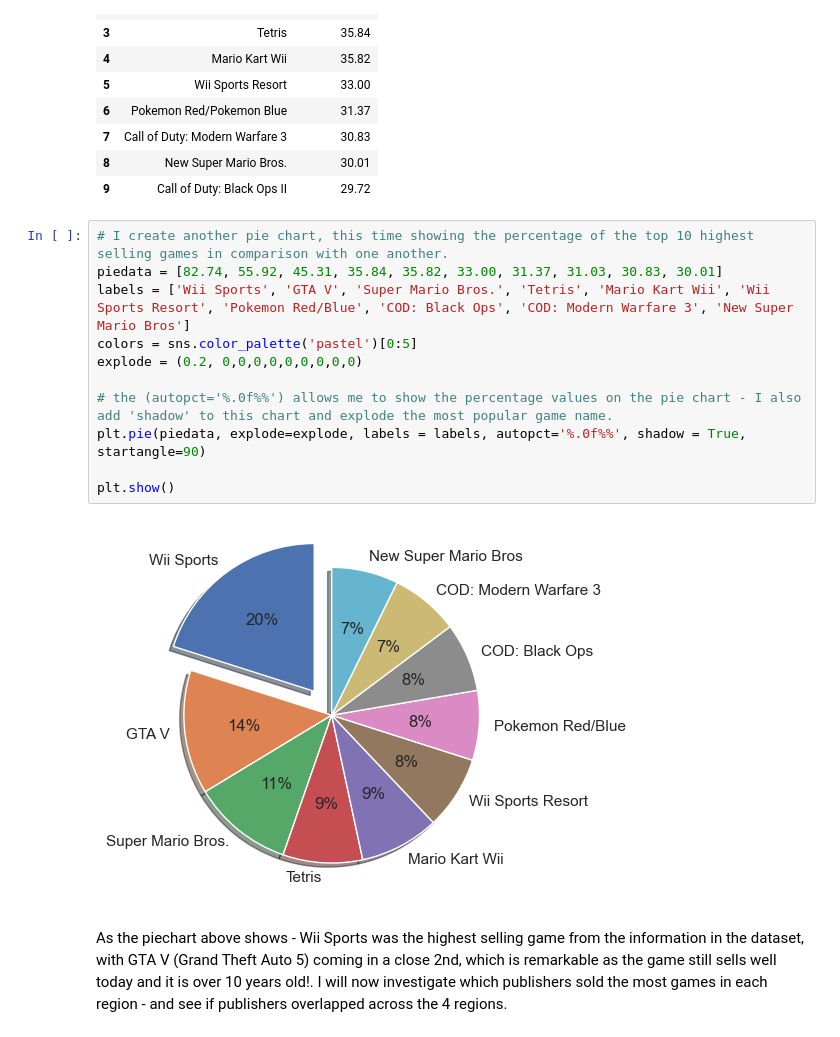
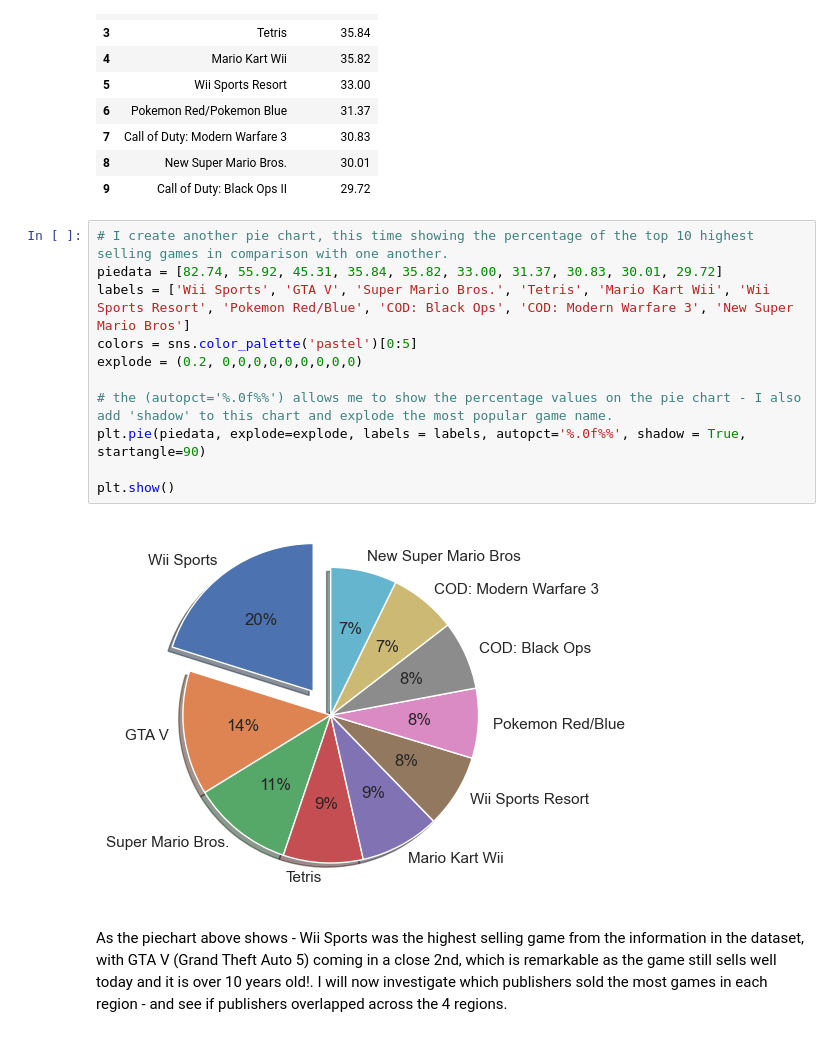
Before and after one commit to SeanE15/Programming-for-Data-Analysis, a Jupyter notebook: Assignment 1/PfDA Project 1.ipynb, the cells around one changed output. Saved outputs shown, nothing was run; the diff lists cells and outputs as text.

```diff
--- a/Assignment 1/PfDA Project 1.ipynb
+++ b/Assignment 1/PfDA Project 1.ipynb
@@ -269,17 +281,17 @@ top10.head(10)
 | 9 | Call of Duty: Black Ops II | 29.72 |
 # %%
 # I create another pie chart, this time showing the percentage of the top 10 highest selling games in comparison with one another.
-piedata = [82.74, 55.92, 45.31, 35.84, 35.82, 33.00, 31.37, 31.03, 30.83, 30.01]
+piedata = [82.74, 55.92, 45.31, 35.84, 35.82, 33.00, 31.37, 30.83, 30.01, 29.72]
 labels = ['Wii Sports', 'GTA V', 'Super Mario Bros.', 'Tetris', 'Mario Kart Wii', 'Wii Sports Resort', 'Pokemon Red/Blue', 'COD: Black Ops', 'COD: Modern Warfare 3', 'New Super Mario Bros']
 colors = sns.color_palette('pastel')[0:5]
 explode = (0.2, 0,0,0,0,0,0,0,0,0)
 
 # the (autopct='%.0f%%') allows me to show the percentage values on the pie chart - I also add 'shadow' to this chart and explode the most popular game name.
 plt.pie(piedata, explode=explode, labels = labels, autopct='%.0f%%', shadow = True, startangle=90)
 
 plt.show()
 # %% [output]
-[figure, old version]
+[figure, new version]
 # %% [markdown]
 As the piechart above shows - Wii Sports was the highest selling game from the information in the dataset, with GTA V (Grand Theft Auto 5) coming in a close 2nd, which is remarkable as the game still sells well today and it is over 10 years old!. I will now investigate which publishers sold the most games in each region - and see if publishers overlapped across the 4 regions.
 # %%
```
Also changed, not shown: parts of 16 cells of this notebook.
